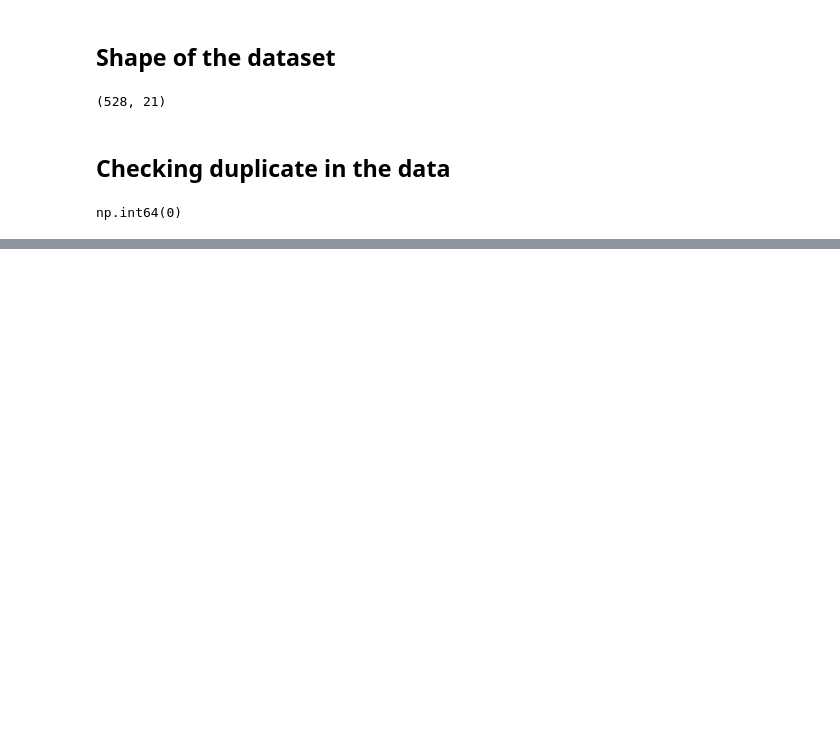
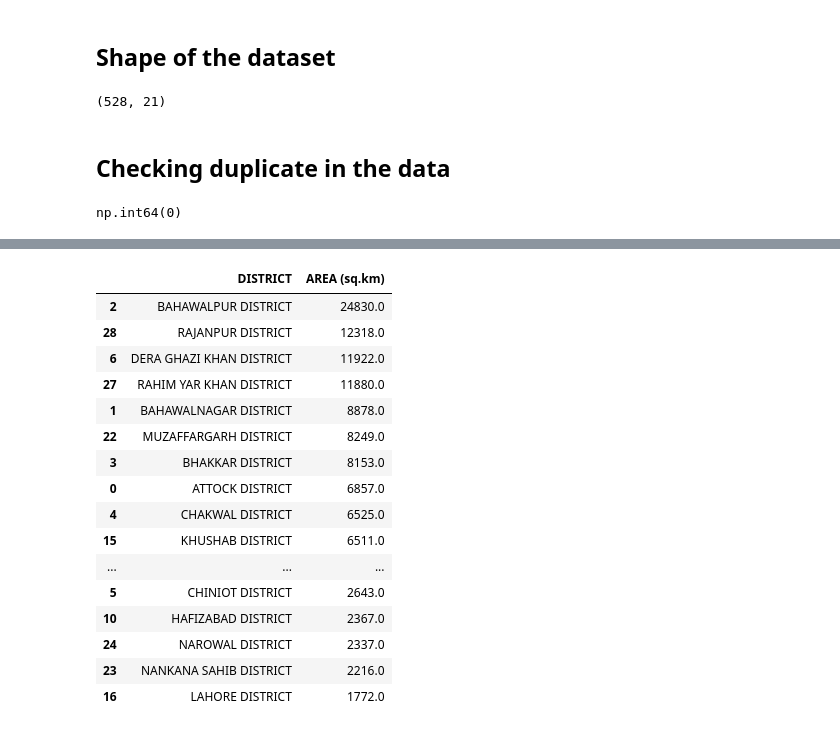
Before and after one commit to Jawad-Muzafar/Pakistan-population-Data-anlaysis, a Jupyter notebook: analysis.ipynb, the cells around one changed output, grey strips where cells are left out. Drawn from its saved outputs; the diff is of its cells as text; code cells hidden in the pictures; blank space fills up the shorter version.

```diff
--- a/analysis.ipynb
+++ b/analysis.ipynb
@@ -57,0 +157,2 @@ np.int64(0)
+# %%
+punjab_data=df[df['PROVINCE']=='PUNJAB']
@@ -57,0 +226,23 @@ np.int64(0)
+# %%
+# Area of each district in Punjab
+punjab_area = punjab_data.groupby('DISTRICT')['AREA (sq.km)'].sum().reset_index()
+punjab_area = punjab_area.sort_values(by='AREA (sq.km)', ascending=False)
+punjab_area
+# %% [output]
+|  | DISTRICT | AREA (sq.km) |
+| 2 | BAHAWALPUR DISTRICT | 24830.0 |
+| 28 | RAJANPUR DISTRICT | 12318.0 |
+| 6 | DERA GHAZI KHAN DISTRICT | 11922.0 |
+| 27 | RAHIM YAR KHAN DISTRICT | 11880.0 |
+| 1 | BAHAWALNAGAR DISTRICT | 8878.0 |
+| 22 | MUZAFFARGARH DISTRICT | 8249.0 |
+| 3 | BHAKKAR DISTRICT | 8153.0 |
+| 0 | ATTOCK DISTRICT | 6857.0 |
+| 4 | CHAKWAL DISTRICT | 6525.0 |
+| 15 | KHUSHAB DISTRICT | 6511.0 |
+| ... | ... | ... |
+| 5 | CHINIOT DISTRICT | 2643.0 |
+| 10 | HAFIZABAD DISTRICT | 2367.0 |
+| 24 | NAROWAL DISTRICT | 2337.0 |
+| 23 | NANKANA SAHIB DISTRICT | 2216.0 |
+| 16 | LAHORE DISTRICT | 1772.0 |
```
Also changed, not shown: parts of 20 cells of this notebook.
